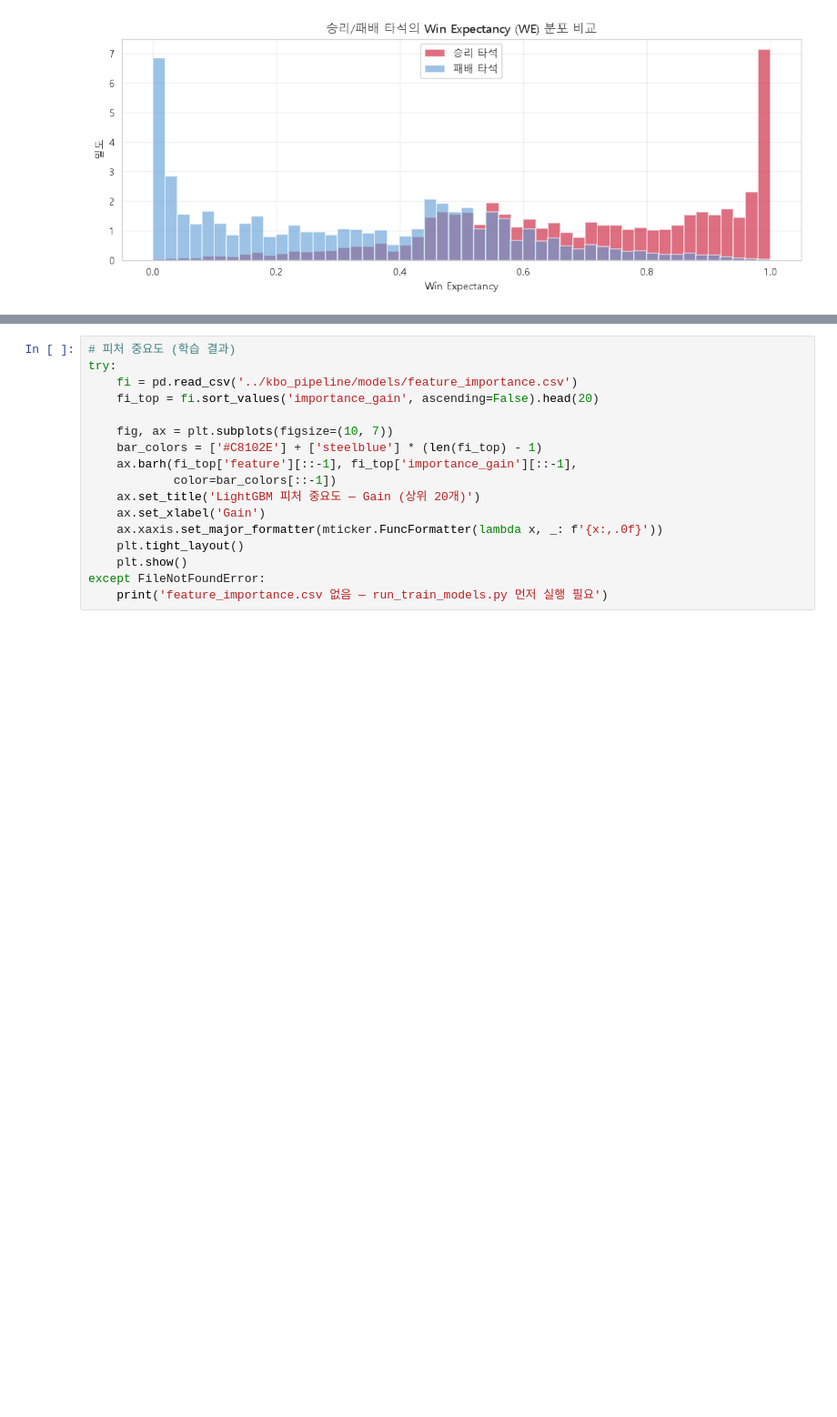
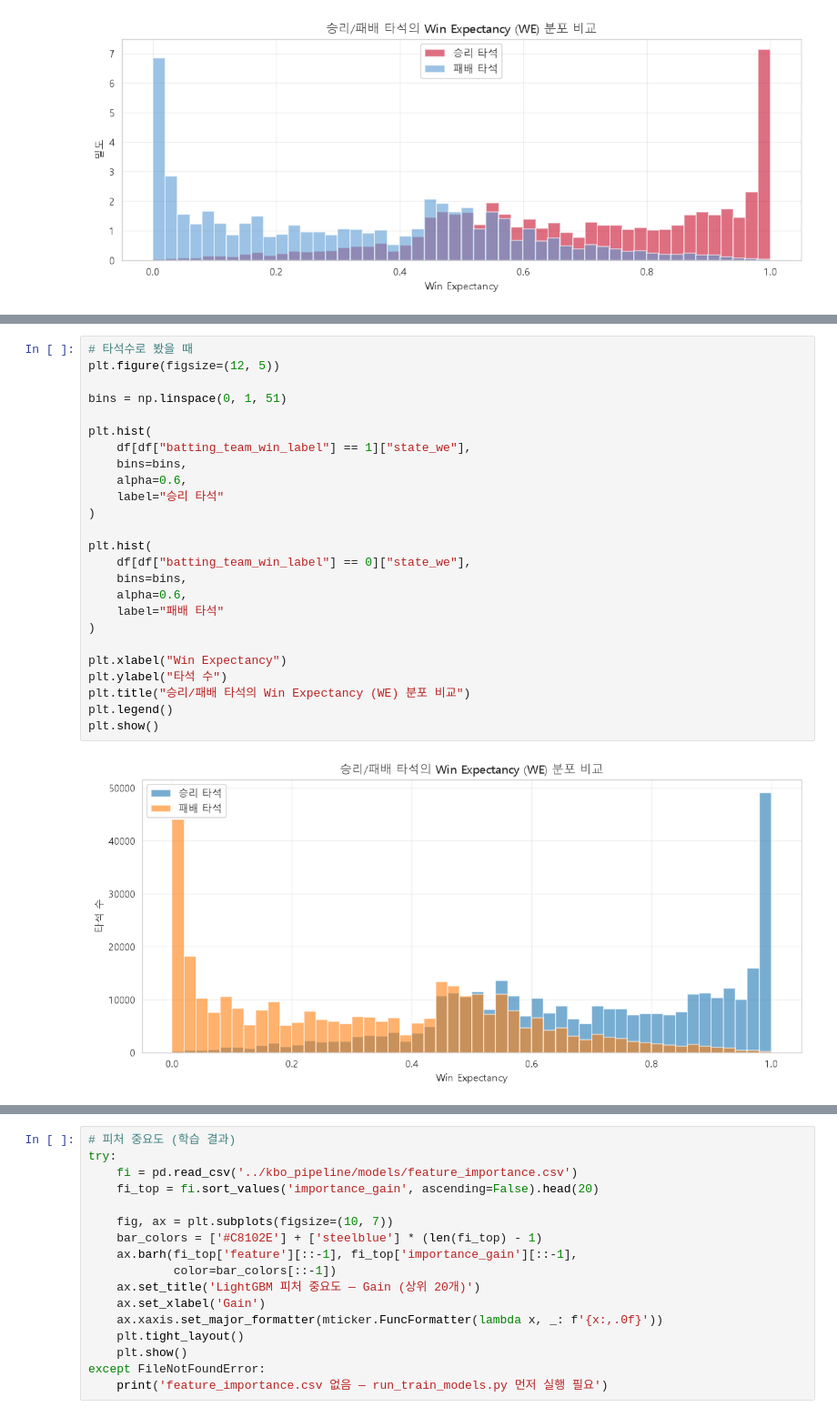
Before and after one commit to Donghaeng-LOTTO/Donghaeng-LOTTO, a Jupyter notebook: analysis/eda260614.ipynb, the cells around one changed output, grey strips where cells are left out. Shown at 91% size. Saved outputs shown, nothing was run; the diff lists cells and outputs as text; blank space fills up the shorter version.

```diff
--- a/analysis/eda260614.ipynb
+++ b/analysis/eda260614.ipynb
@@ -563,0 +570,27 @@ plt.show()
+# %%
+# 타석수로 봤을 때
+plt.figure(figsize=(12, 5))
+
+bins = np.linspace(0, 1, 51)
+
+plt.hist(
+    df[df["batting_team_win_label"] == 1]["state_we"],
+    bins=bins,
+    alpha=0.6,
+    label="승리 타석"
+)
+
+plt.hist(
+    df[df["batting_team_win_label"] == 0]["state_we"],
+    bins=bins,
+    alpha=0.6,
+    label="패배 타석"
+)
+
+plt.xlabel("Win Expectancy")
+plt.ylabel("타석 수")
+plt.title("승리/패배 타석의 Win Expectancy (WE) 분포 비교")
+plt.legend()
+plt.show()
+# %% [output]
+[figure, added]
```
Also changed, not shown: parts of 26 cells of this notebook.
